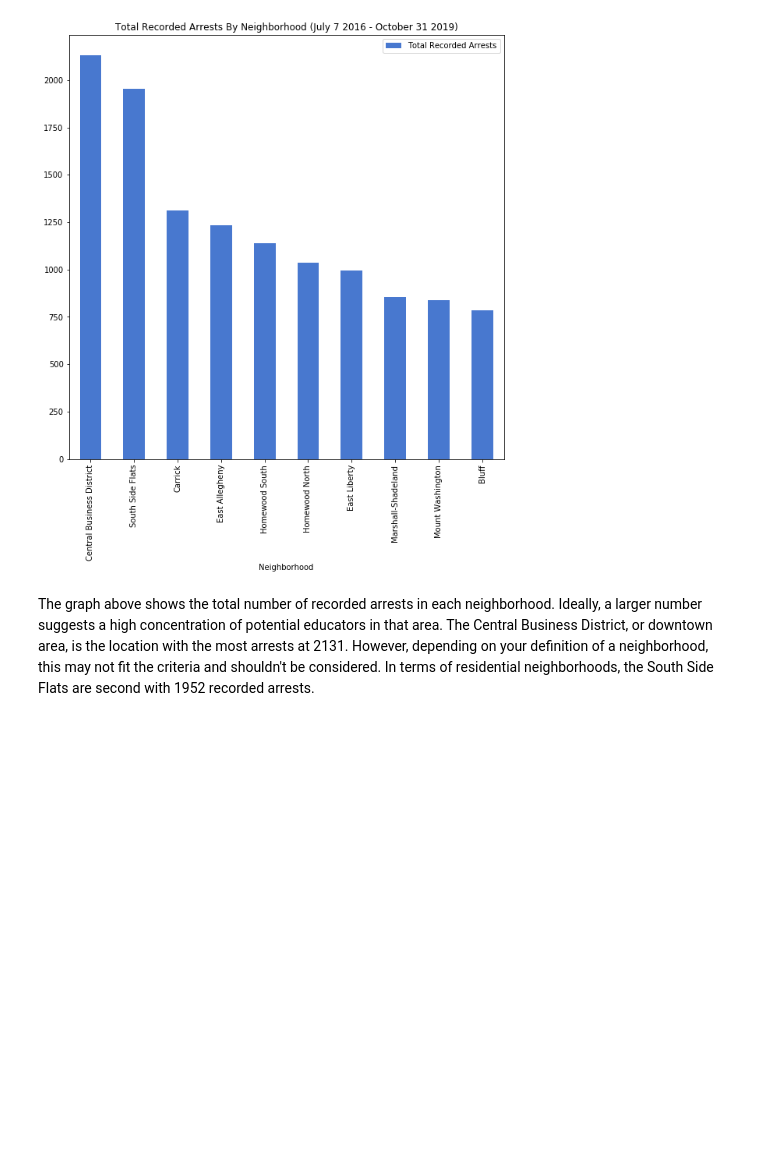
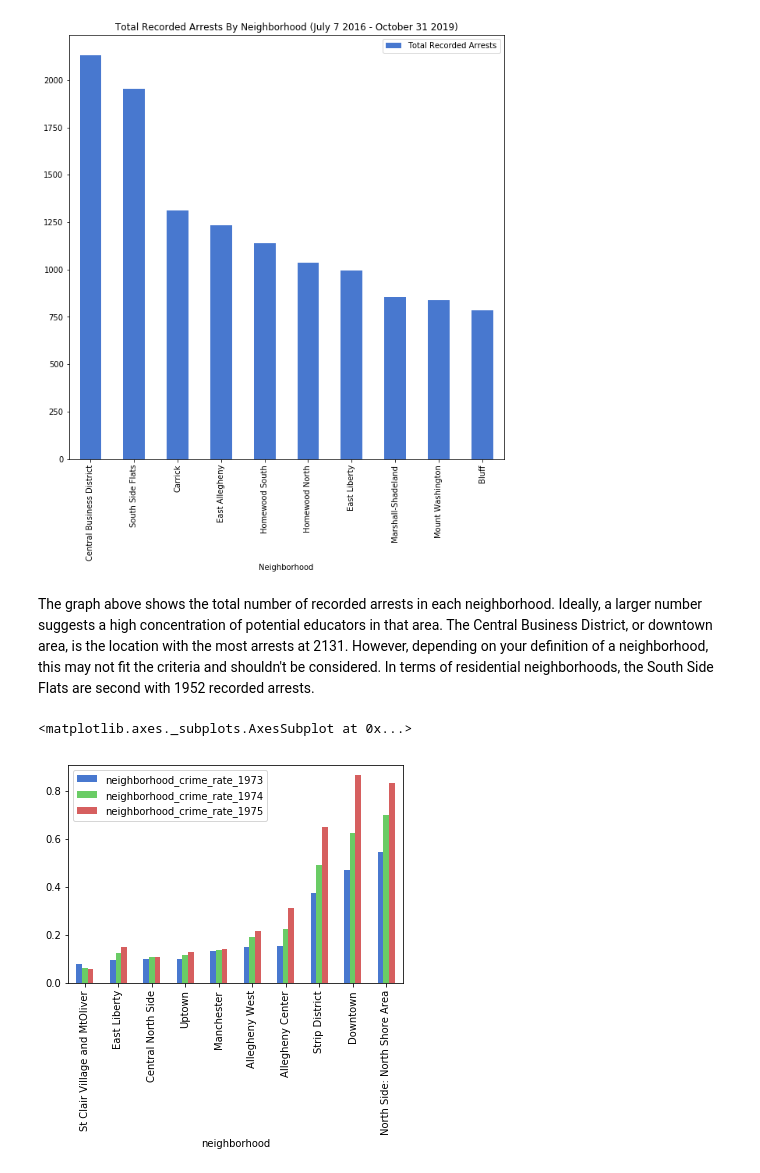
Before and after one commit to DcaveDerps/finalProject, a Jupyter notebook: combinedNotebook.ipynb, the cells around one changed output. Saved outputs shown, nothing was run; the diff lists cells and outputs as text; code cells hidden in the pictures; blank space fills up the shorter version.

```diff
--- a/combinedNotebook.ipynb
+++ b/combinedNotebook.ipynb
@@ -34,3 +34,26 @@ newDataFrame.set_index("Neighborhood" # Essentially undoes the reset_index done
 [figure]
 # %% [markdown]
 The graph above shows the total number of recorded arrests in each neighborhood. Ideally, a larger number suggests a high concentration of potential educators in that area. The Central Business District, or downtown area, is the location with the most arrests at 2131. However, depending on your definition of a neighborhood, this may not fit the criteria and shouldn't be considered. In terms of residential neighborhoods, the South Side Flats are second with 1952 recorded arrests.
+# %%
+#import statements
+import pandas as pd
+import numpy as np
+%matplotlib inline
+
+#reads in data
+data = pd.read_csv("Crime Rates in Pittsburgh.csv", index_col= "neighborhood")
+
+#sorts data in increasing order of the crime rate in 1973
+data_sorted_by_1973 = data.sort_values("neighborhood_crime_rate_1973")
+
+#looks at the last ten entries showing the 10 neighborhoods with the highest crimes rates in 1973
+highest_crime_rate_1973 = data_sorted_by_1973.tail(10)
+
+#drops information about the number of major crimes and looks just at the crime rates in 1973, 1974 and 1975
+rate_1973 = highest_crime_rate_1973.drop(["number_major_crimes_1973", "number_major_crimes_1974","number_major_crimes_1975"], axis=1 )
+
+#plots this data as a bar graph
+rate_1973.plot.bar()
+# %% [output]
+<matplotlib.axes._subplots.AxesSubplot at 0x...>
+[figure, added]
```
Also changed, not shown: parts of 2 cells of this notebook.
